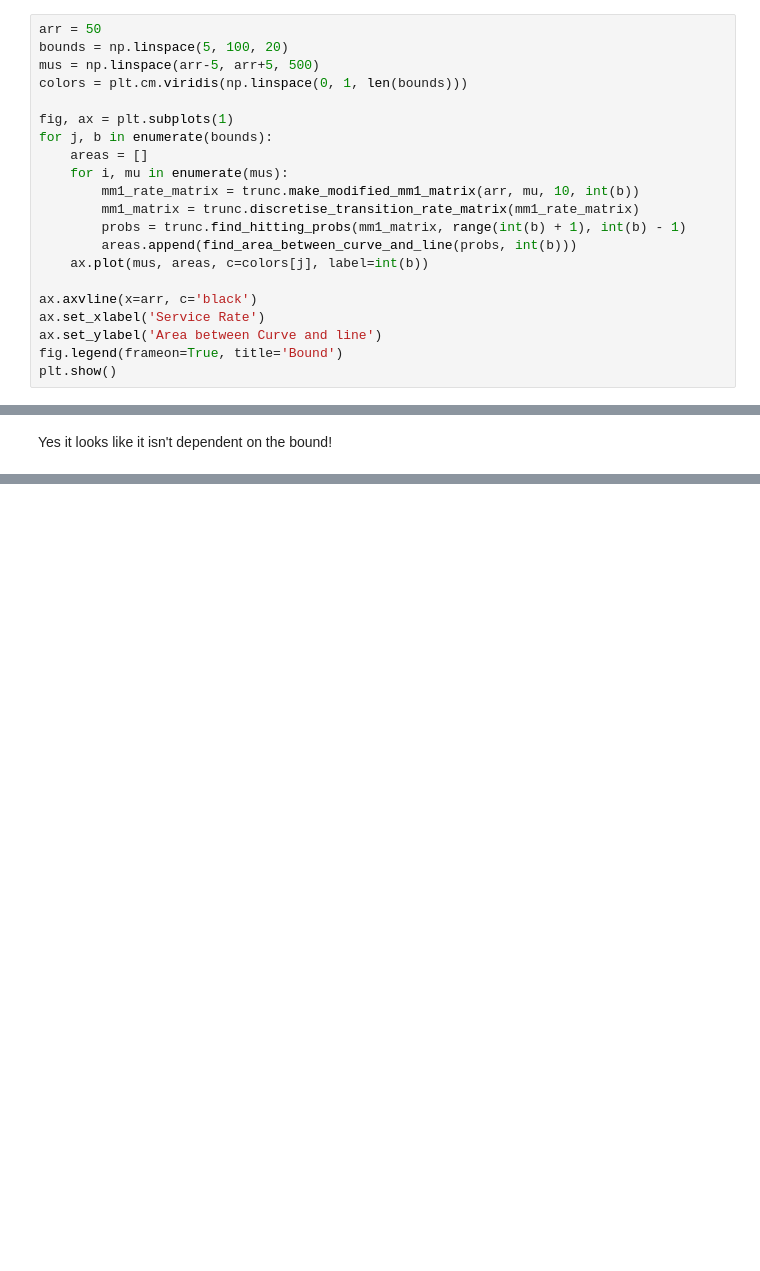
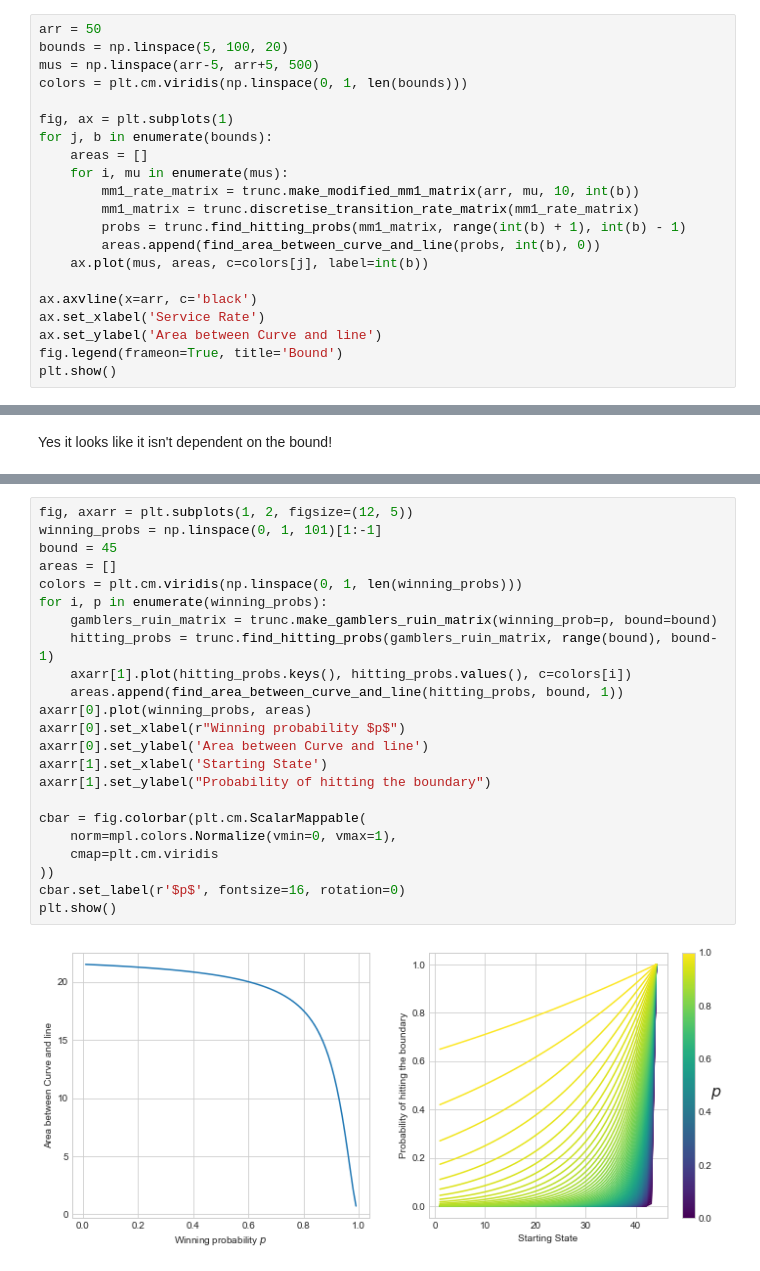
Before and after one commit to geraintpalmer/TruncatingInfiniteMarkovChains, a Jupyter notebook: src/investigate_concavity_convexity.ipynb, the cells around one changed output, grey strips where cells are left out. Cells and saved outputs as stored; diff of their text form; blank space fills up the shorter version.

Commit message:
try convextity analysis on different Markov chains (gambler's ruin & random walk

```diff
--- a/src/investigate_concavity_convexity.ipynb
+++ b/src/investigate_concavity_convexity.ipynb
@@ -235,7 +218,7 @@ for j, b in enumerate(bounds):
         mm1_rate_matrix = trunc.make_modified_mm1_matrix(arr, mu, 10, int(b))
         mm1_matrix = trunc.discretise_transition_rate_matrix(mm1_rate_matrix)
         probs = trunc.find_hitting_probs(mm1_matrix, range(int(b) + 1), int(b) - 1)
-        areas.append(find_area_between_curve_and_line(probs, int(b)))
+        areas.append(find_area_between_curve_and_line(probs, int(b), 0))
     ax.plot(mus, areas, c=colors[j], label=int(b))
 
 ax.axvline(x=arr, c='black')
@@ -249,0 +238,25 @@ Yes it looks like it isn't dependent on the bound!
+# %%
+fig, axarr = plt.subplots(1, 2, figsize=(12, 5))
+winning_probs = np.linspace(0, 1, 101)[1:-1]
+bound = 45
+areas = []
+colors = plt.cm.viridis(np.linspace(0, 1, len(winning_probs)))
+for i, p in enumerate(winning_probs):
+    gamblers_ruin_matrix = trunc.make_gamblers_ruin_matrix(winning_prob=p, bound=bound)
+    hitting_probs = trunc.find_hitting_probs(gamblers_ruin_matrix, range(bound), bound-1)
+    axarr[1].plot(hitting_probs.keys(), hitting_probs.values(), c=colors[i])
+    areas.append(find_area_between_curve_and_line(hitting_probs, bound, 1))
+axarr[0].plot(winning_probs, areas)
+axarr[0].set_xlabel(r"Winning probability $p$")
+axarr[0].set_ylabel('Area between Curve and line')
+axarr[1].set_xlabel('Starting State')
+axarr[1].set_ylabel("Probability of hitting the boundary")
+
+cbar = fig.colorbar(plt.cm.ScalarMappable(
+    norm=mpl.colors.Normalize(vmin=0, vmax=1),
+    cmap=plt.cm.viridis
+))
+cbar.set_label(r'$p$', fontsize=16, rotation=0)
+plt.show()
+# %% [output]
+[figure, added]
```
Also changed, not shown: parts of 9 cells of this notebook, 2 other files.
